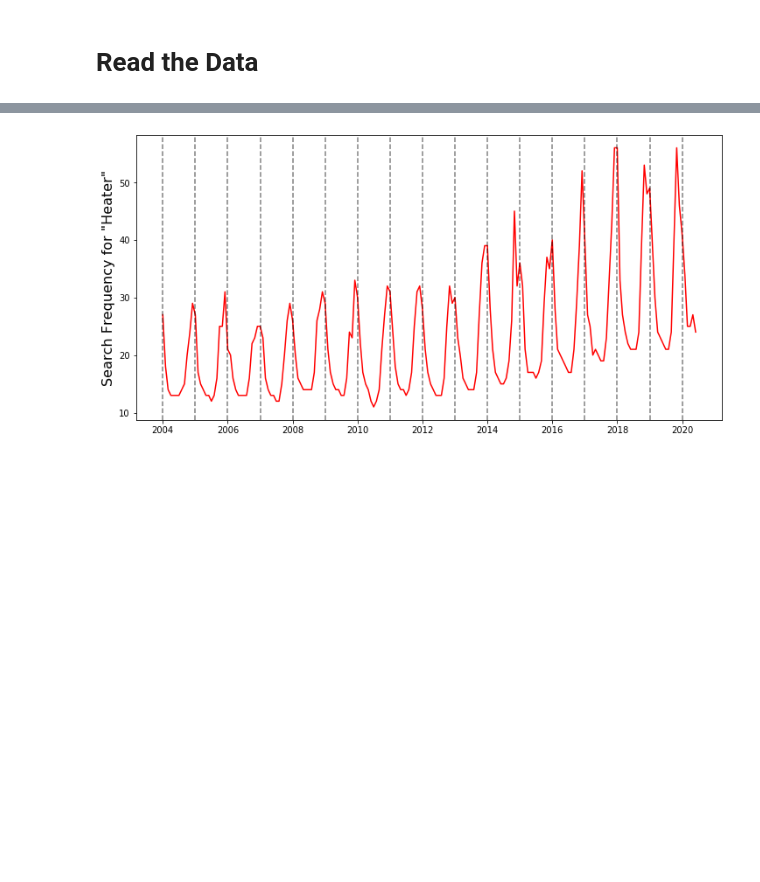
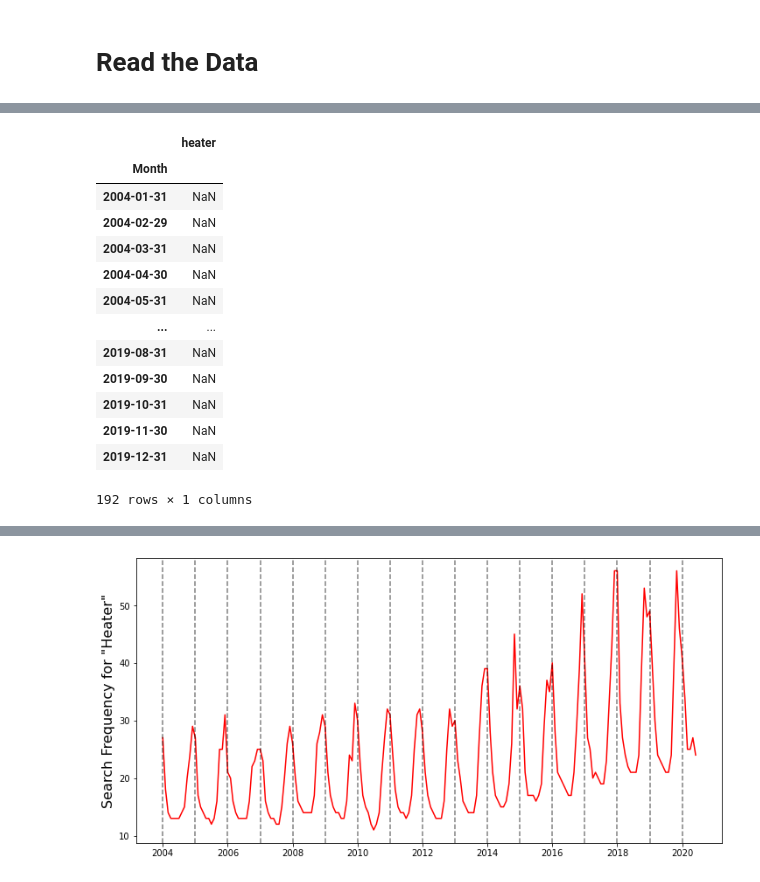
Before and after one commit to Shubham-Kr-Shaw/30-days_of_data, a Jupyter notebook: Day_22(Time series preprocessing)/Time Series Data Preprocessing.ipynb, the cells around one changed output, grey strips where cells are left out. Cells and saved outputs as stored; diff of their text form; code cells hidden in the pictures; blank space fills up the shorter version.

```diff
--- a/Day_22(Time series preprocessing)/Time Series Data Preprocessing.ipynb
+++ b/Day_22(Time series preprocessing)/Time Series Data Preprocessing.ipynb
@@ -17 +69,20 @@ ice_cream_heater_df = ice_cream_heater_df.asfreq(pd.infer_freq(ice_cream_heater_
+# %%
+df = df.asfreq(freq ='M')
+# %%
+df
+# %% [output]
+|  | heater |
+| Month |  |
+| 2004-01-31 | NaN |
+| 2004-02-29 | NaN |
+| 2004-03-31 | NaN |
+| 2004-04-30 | NaN |
+| 2004-05-31 | NaN |
+| ... | ... |
+| 2019-08-31 | NaN |
+| 2019-09-30 | NaN |
+| 2019-10-31 | NaN |
+| 2019-11-30 | NaN |
+| 2019-12-31 | NaN |
+192 rows × 1 columns
 # %%
```
Also changed, not shown: parts of 22 cells of this notebook.
